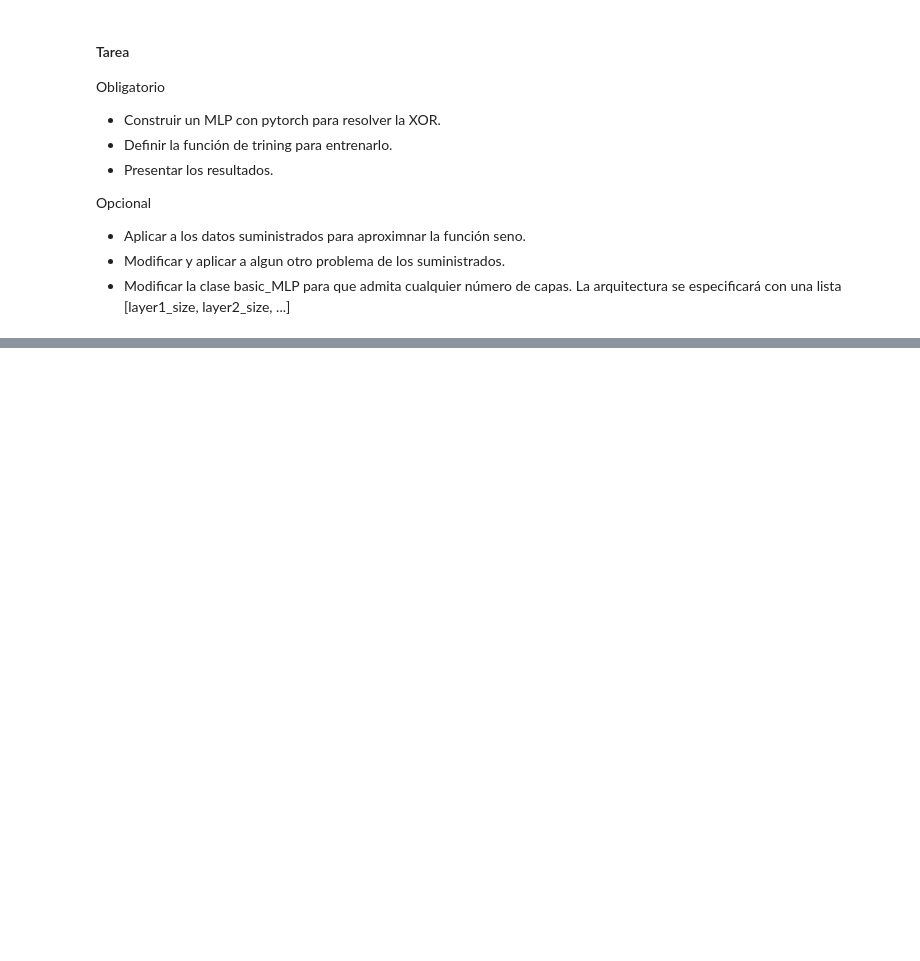
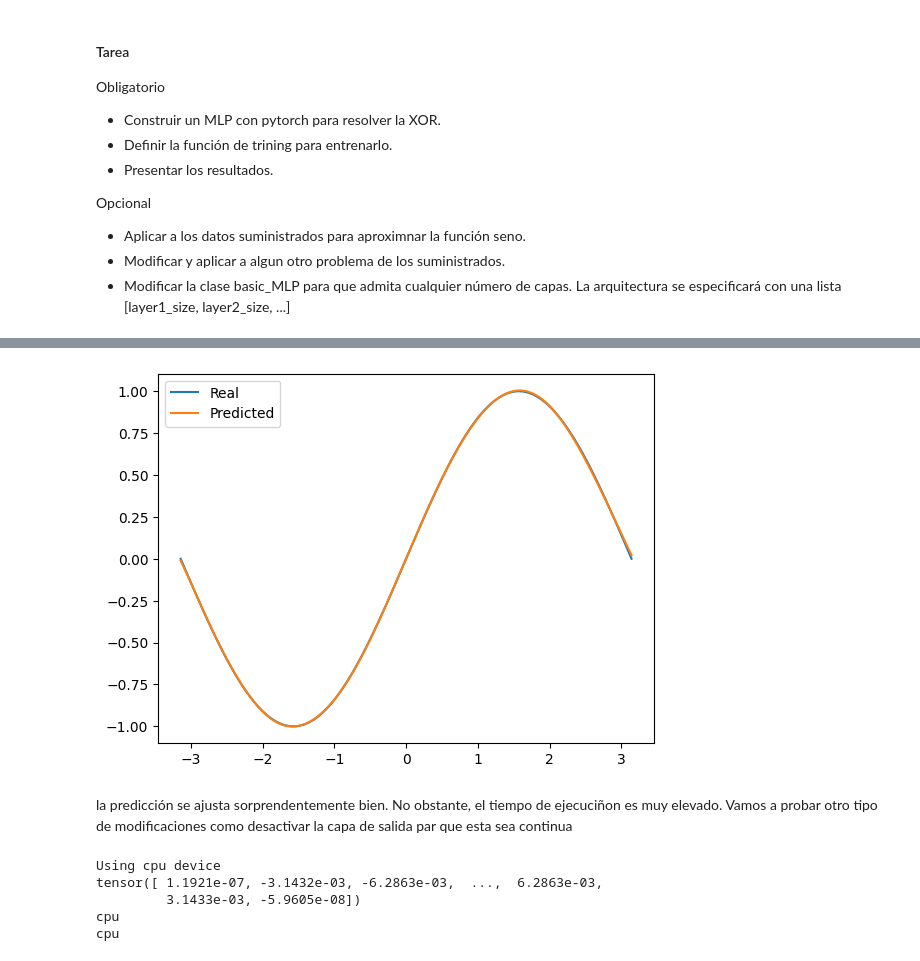
Before and after one commit to adrianaglezg/perceptron_IA, a Jupyter notebook: perceptron_multicapa_alumno_alvaro.ipynb, the cells around one changed output, grey strips where cells are left out. Cells and saved outputs as stored; diff of their text form; code cells hidden in the pictures; blank space fills up the shorter version.

```diff
--- a/perceptron_multicapa_alumno_alvaro.ipynb
+++ b/perceptron_multicapa_alumno_alvaro.ipynb
@@ -846,0 +969,32 @@ train(X, Y, model, loss_fn, optimizer, 1000, device=device, trace=100)
+# %%
+def train (X, Y, model, loss_fn, optimizer, epochs=1000, device='cpu', trace=100): # train sin batches
+    size = len(X)
+    model = model.to(device)
+    model.train() # indica que vamos a entrenar
+    # Xg, Yg = X.to(device), Y.to(device)
+
+    Xg = X.unsqueeze(1).to(device)  # Agregar una dimensión a X
+    Yg = Y.unsqueeze(1).to(device)  # Agregar una dimensión a Y
+
+
+    for e in range(epochs): # bucle de entrenamiento
+        optimizer.zero_grad() # reset gradients
+
+        pred = model(Xg) # propagate
+        loss = loss_fn(pred, Yg) # prediction error
+
+        loss.backward() # back propagation
+        optimizer.step() # update parameters
+
+        if (e+1) % trace == 0: # traces
+            loss, current = loss.item(), e+1
+            print(f"loss: {loss:>7f}  [{current:>5d} /{epochs:>5d}]")
+# %%
+# modelo para aprender la función seno
+
+model = basic_MLP(1, 500, 1)
+
+loss_fn = nn.MSELoss()
+optimizer = torch.optim.Adam(model.parameters())
+
+train(X, Y, model, loss_fn, optimizer, 1000, device= device , trace=100)
@@ -846,0 +1012,13 @@ train(X, Y, model, loss_fn, optimizer, 1000, device=device, trace=100)
+# %%
+model.eval()  # modo evaluación
+with torch.no_grad():
+    predictions = model(X.unsqueeze(1)).squeeze()
+
+plt.plot(x, y, label="Real")
+plt.plot(x, predictions.numpy(), label="Predicted")
+plt.legend()
+plt.show()
+# %% [output]
+[figure, added]
+# %% [markdown]
+la predicción se ajusta sorprendentemente bien. No obstante, el tiempo de ejecuciñon es muy elevado. Vamos a probar otro tipo de modificaciones como desactivar la capa de salida par que esta sea continua
@@ -846,0 +1037,24 @@ train(X, Y, model, loss_fn, optimizer, 1000, device=device, trace=100)
+# %%
+x = np.linspace(-np.pi, np.pi, 2000, dtype=np.float32)
+y = np.sin(x, dtype=np.float32)
+
+x = (x - x.min()) / (x.max() - x.min()) * 2 - 1
+y = (y - y.min()) / (y.max() - y.min()) * 2 - 1  # escalar entre -1 y 1
+
+
+device = set_device()
+
+X = torch.from_numpy(x) # convierte a torch
+Y = torch.from_numpy(y)
+
+print(Y)
+print(Y.device)
+
+Y = Y.to(device) # envía a GPU
+print(Y.device)
+# %% [output]
+Using cpu device
+tensor([ 1.1921e-07, -3.1432e-03, -6.2863e-03,  ...,  6.2863e-03,
+         3.1433e-03, -5.9605e-08])
+cpu
+cpu
```
Also changed, not shown: parts of 30 cells of this notebook.
